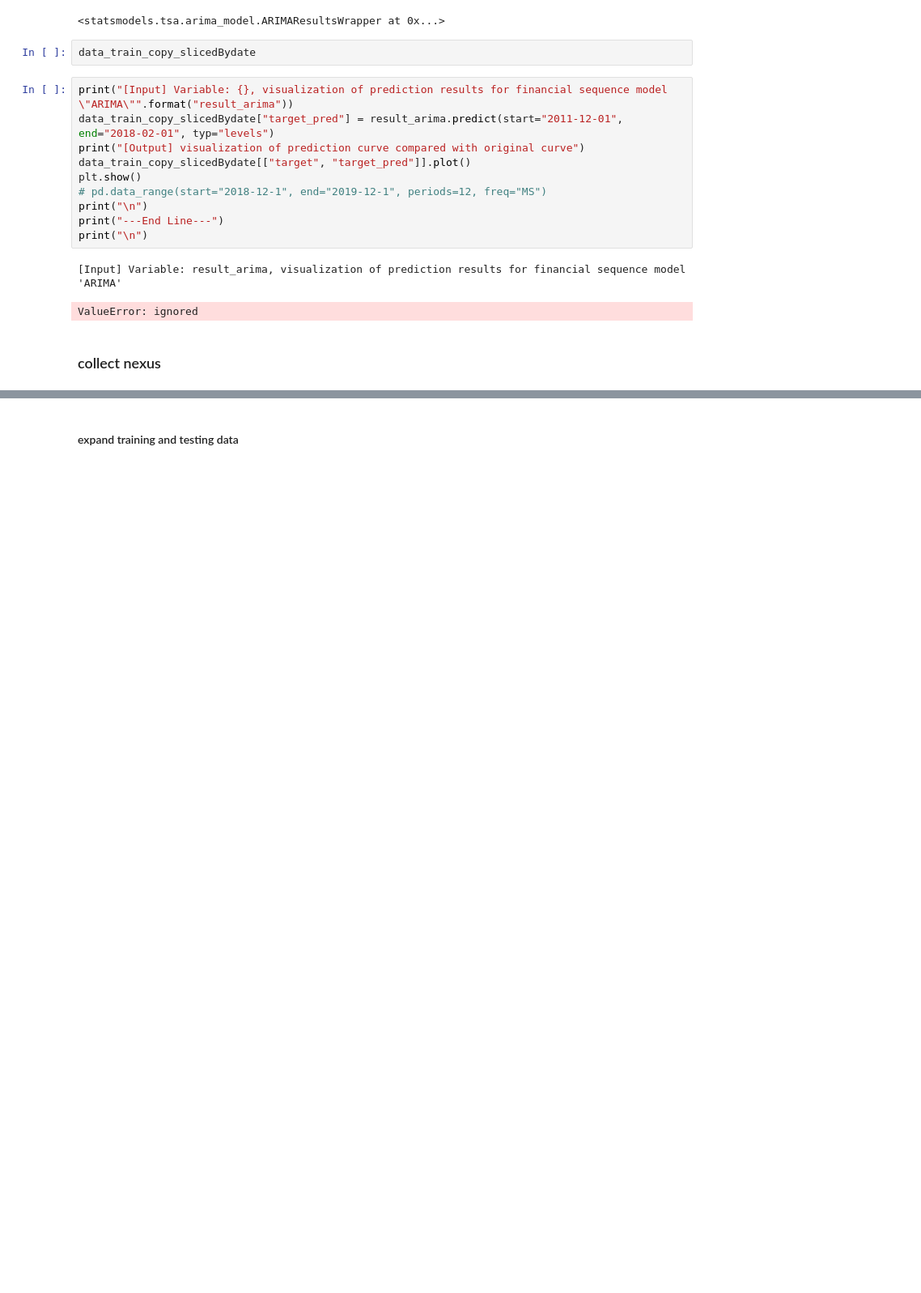
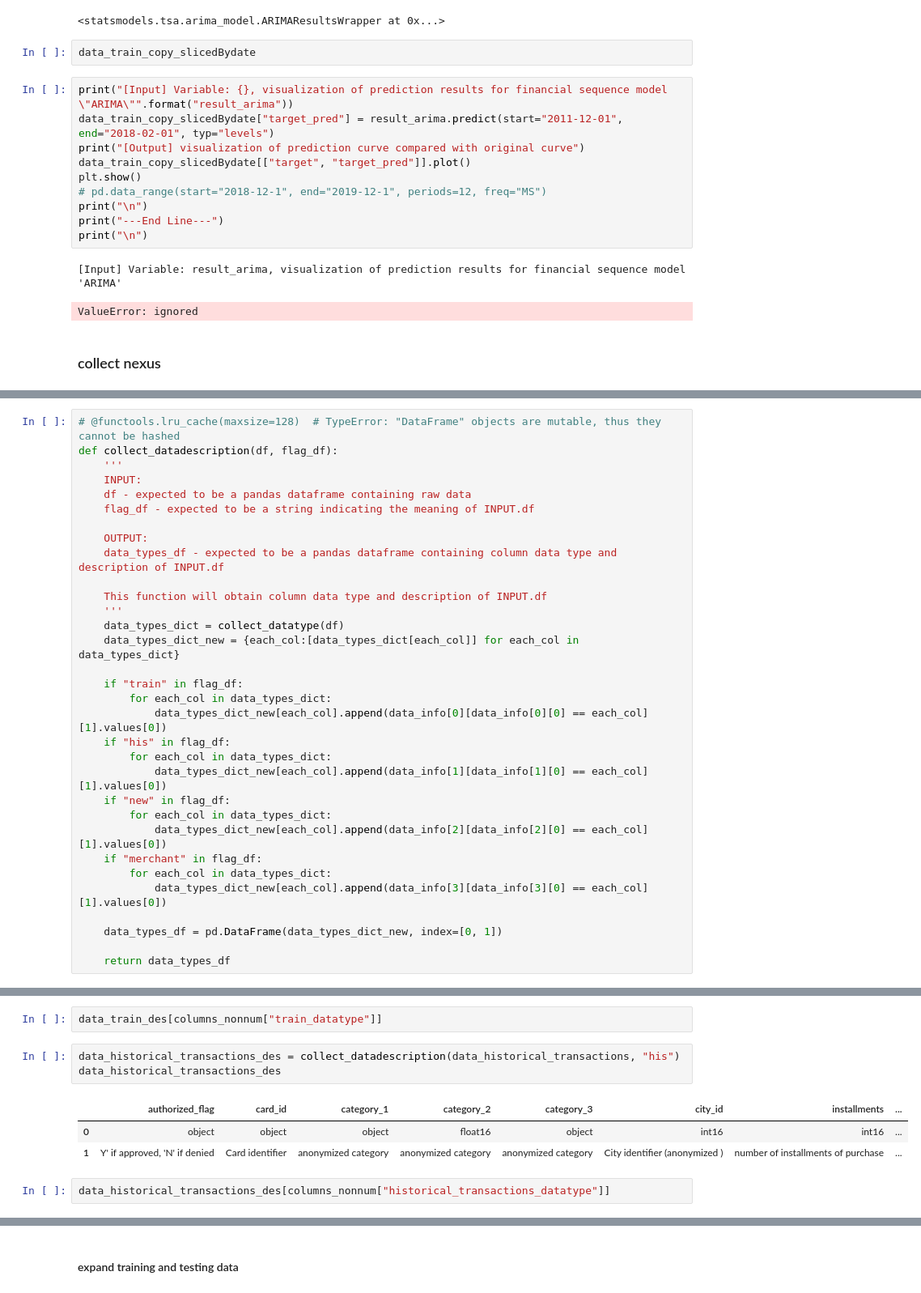
Before and after one commit to PaperStrange/AIProjectManger, a Jupyter notebook: utils/data_process.ipynb, the cells around one changed output, grey strips where cells are left out. Shown at 81% size. Drawn from its saved outputs; the diff is of its cells as text; blank space fills up the shorter version.

Commit message:
update data process procedure

```diff
--- a/utils/data_process.ipynb
+++ b/utils/data_process.ipynb
@@ -391,0 +552,32 @@ data_info[3]
+# %%
+# @functools.lru_cache(maxsize=128)  # TypeError: "DataFrame" objects are mutable, thus they cannot be hashed
+def collect_datadescription(df, flag_df):
+    '''
+    INPUT:
+    df - expected to be a pandas dataframe containing raw data
+    flag_df - expected to be a string indicating the meaning of INPUT.df
+
+    OUTPUT:
+    data_types_df - expected to be a pandas dataframe containing column data type and description of INPUT.df
+
+    This function will obtain column data type and description of INPUT.df
+    '''
+    data_types_dict = collect_datatype(df)
+    data_types_dict_new = {each_col:[data_types_dict[each_col]] for each_col in data_types_dict}
+
+    if "train" in flag_df:
+        for each_col in data_types_dict:
+            data_types_dict_new[each_col].append(data_info[0][data_info[0][0] == each_col][1].values[0])
+    if "his" in flag_df:
+        for each_col in data_types_dict:
+            data_types_dict_new[each_col].append(data_info[1][data_info[1][0] == each_col][1].values[0])
+    if "new" in flag_df:
+        for each_col in data_types_dict:
+            data_types_dict_new[each_col].append(data_info[2][data_info[2][0] == each_col][1].values[0])
+    if "merchant" in flag_df:
+        for each_col in data_types_dict:
+            data_types_dict_new[each_col].append(data_info[3][data_info[3][0] == each_col][1].values[0])
+
+    data_types_df = pd.DataFrame(data_types_dict_new, index=[0, 1])
+
+    return data_types_df
@@ -391,0 +679,11 @@ data_info[3]
+# %%
+data_train_des[columns_nonnum["train_datatype"]]
+# %%
+data_historical_transactions_des = collect_datadescription(data_historical_transactions, "his")
+data_historical_transactions_des
+# %% [output]
+|  | authorized_flag | card_id | category_1 | category_2 | category_3 | city_id | installments | ... |
+| 0 | object | object | object | float16 | object | int16 | int16 | ... |
+| 1 | Y' if approved, 'N' if denied | Card identifier | anonymized category | anonymized category | anonymized category | City identifier (anonymized ) | number of installments of purchase | ... |
+# %%
+data_historical_transactions_des[columns_nonnum["historical_transactions_datatype"]]
```
Also changed, not shown: parts of 128 cells of this notebook.
